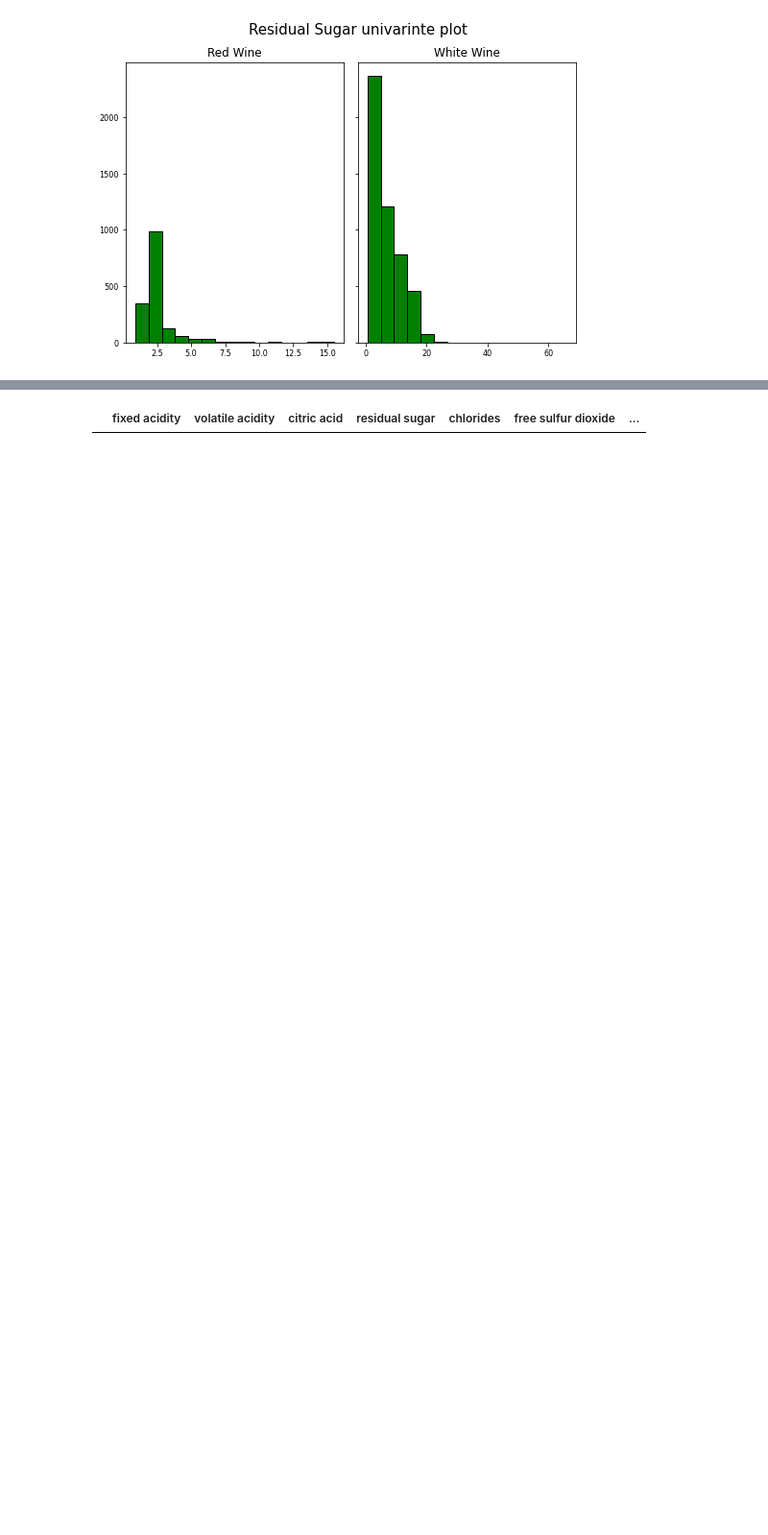
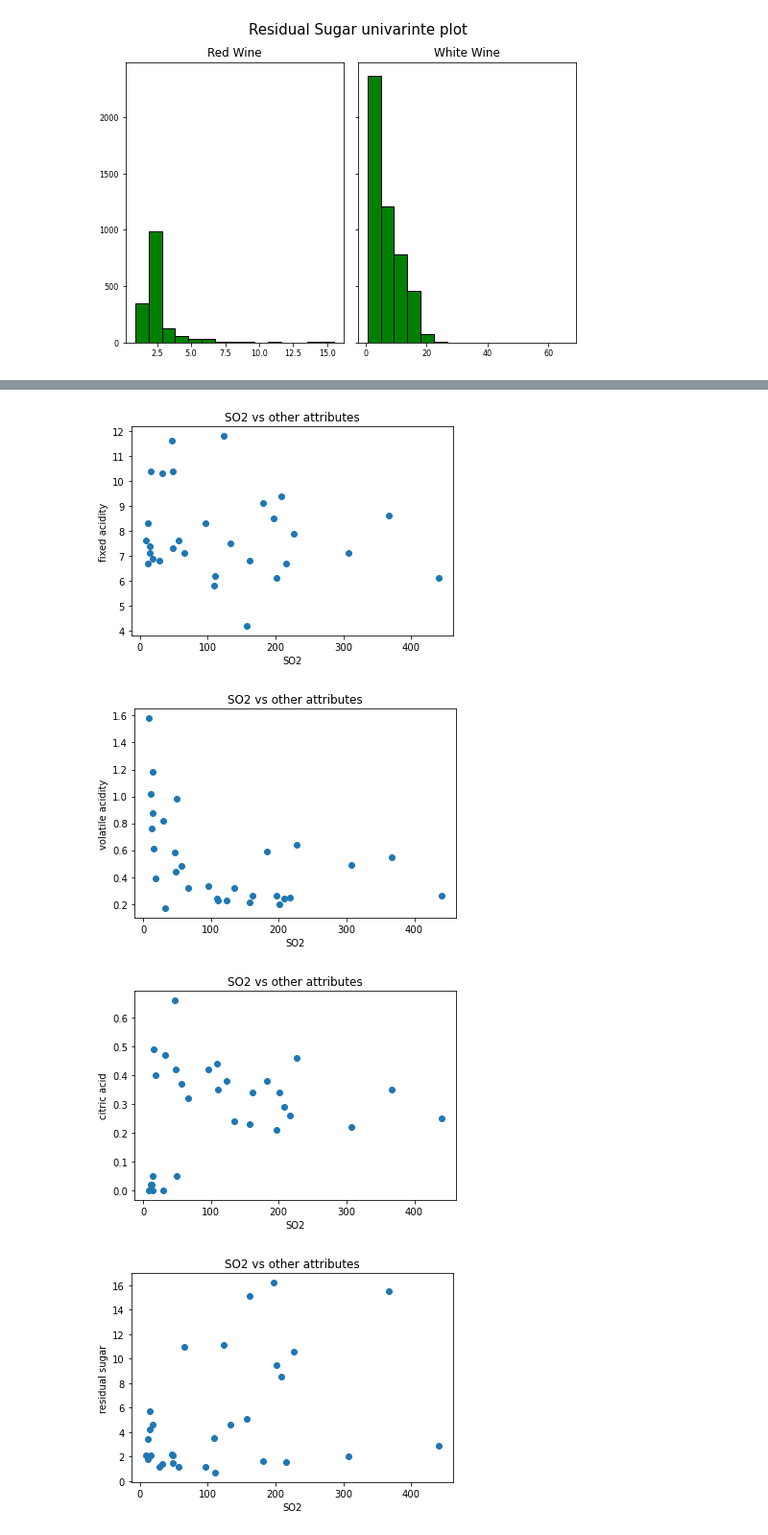
Before and after one commit to Jacopo-Spadon/Wine-not, a Jupyter notebook: Wine not data Wrangling.ipynb, the cells around one changed output, grey strips where cells are left out. Shown at 96% size. Cells and saved outputs as stored; diff of their text form; code cells hidden in the pictures; blank space fills up the shorter version.

```diff
--- a/Wine not data Wrangling.ipynb
+++ b/Wine not data Wrangling.ipynb
@@ -260,19 +270,21 @@ rt = plt.suptitle('Residual Sugar univarinte plot', x=0.65, y=1.25, fontsize=15)
 # %%
 # Scarterplotinprogress
 
 q_low_df=wines[wines['quality_label'] == 'low']
-q_3=red_df[red_df['residual sugar'] == "7"]
+q3=wines[wines['quality'] == 3]
+
 
 # q_medium_df=wines[wines['quality_label'] == 'medium']
 # q_high_df=wines[wines['quality_label'] == 'high']
 
-# for column in q3.columns[0:-3]:
-#     plt.scatter(q3['total sulfur dioxide'], q3[column])
-#     plt.title('SO2 vs other attributes')
-#     plt.ylabel(column)
-#     plt.xlabel('SO2')
-#     plt.show()
-
-q_3
+for column in q3.columns[0:-3]:
+    plt.scatter(q3['total sulfur dioxide'], q3[column])
+    plt.title('SO2 vs other attributes')
+    plt.ylabel(column)
+    plt.xlabel('SO2')
+    plt.show()
 # %% [output]
-|  | fixed acidity | volatile acidity | citric acid | residual sugar | chlorides | free sulfur dioxide | ... |
+[figure, added]
+[figure, added]
+[figure, added]
+[figure, added]
```
Also changed, not shown: parts of 4 cells of this notebook.
